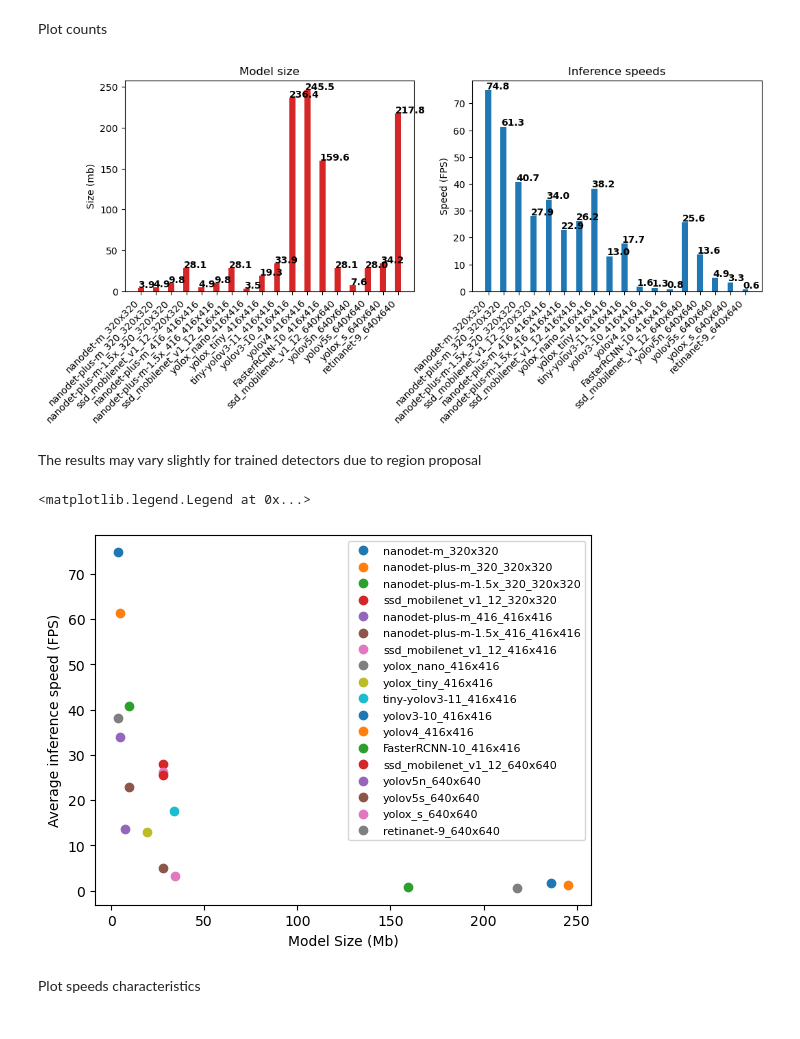
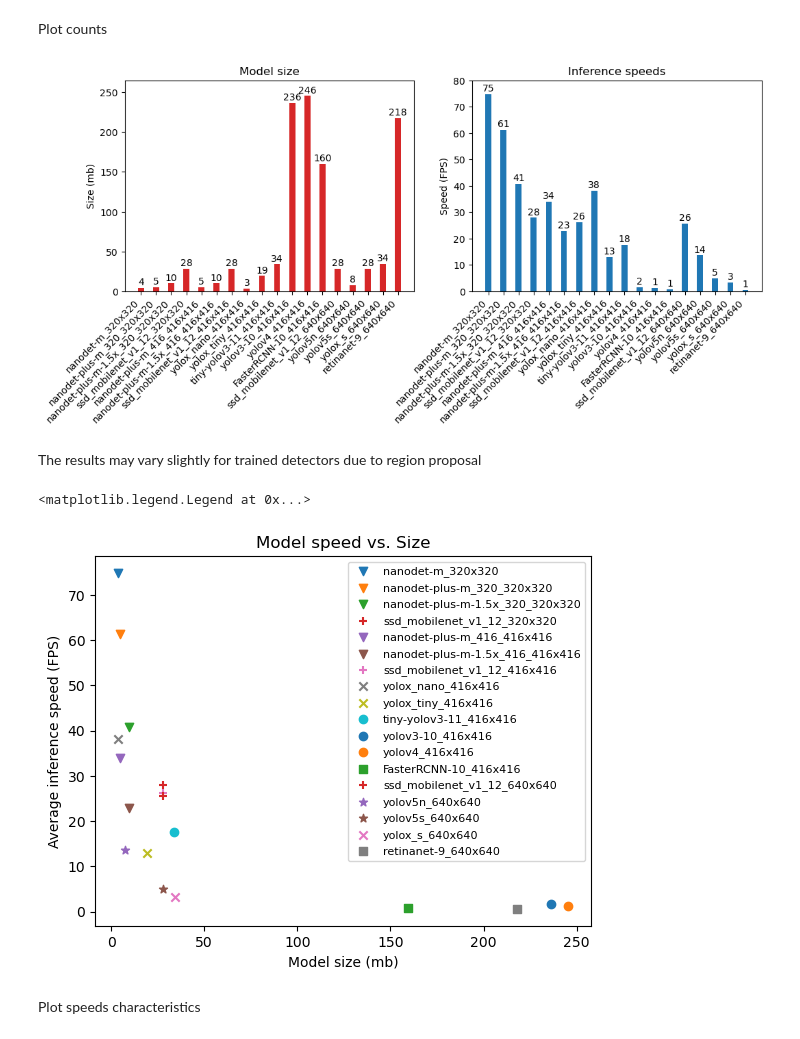
Before and after one commit to 262882/msc_detector_race, a Jupyter notebook: detector_stats.ipynb, the cells around one changed output. Saved outputs shown, nothing was run; the diff lists cells and outputs as text; code cells hidden in the pictures.

Commit message:
Improve plotting

```diff
--- a/detector_stats.ipynb
+++ b/detector_stats.ipynb
@@ -28,35 +28,46 @@ Plot counts
 fig,axes = plt.subplots(nrows=1, ncols=2, figsize=(12,4), sharey=False)
 ax=axes.ravel()
 
-ax[0].bar(models, sizes, color = 'tab:red', width = 0.4)
+bars = ax[0].bar(models, sizes, color = 'tab:red', width = 0.4)
+ax[0].bar_label(bars, padding=1, fmt='%.0f')
 ax[0].set_title("Model size")
 ax[0].set_ylabel("Size (mb)")
 ax[0].set_xticklabels(models, rotation=45, ha="right")
-for i, v in enumerate(sizes):
-    ax[0].text(i - 0.175, v + 0.5, str(round(v,1)), color='k', fontweight='bold')
+ax[0].set_ylim([0,265])
 
-ax[1].bar(models, speeds, color = 'tab:blue', width = 0.4)
+bars = ax[1].bar(models, speeds, color = 'tab:blue', width = 0.4)
+ax[1].bar_label(bars, padding=1, fmt='%.0f')
 ax[1].set_title("Inference speeds")
 ax[1].set_ylabel("Speed (FPS)")
 ax[1].set_xticklabels(models, rotation=45, ha="right")
-for i, v in enumerate(speeds):
-    ax[1].text(i - 0.175, v + 0.5, str(round(v,1)), color='k', fontweight='bold')
+ax[1].set_ylim([0,80])
 
-#fig.tight_layout()
 plt.show()
 # %% [output]
-[figure, old version]
+[figure, new version]
 # %% [markdown]
 The results may vary slightly for trained detectors due to region proposal
 # %%
 for i, name in enumerate(models):
-    plt.scatter(sizes[i], speeds[i])
-plt.xlabel('Model Size (Mb)')
+    if name[:7]=='nanodet':
+        plt.scatter(sizes[i], speeds[i], marker = "v")
+    elif name[:5]=='yolox':
+        plt.scatter(sizes[i], speeds[i], marker = "x")
+    elif name[:3]=='ssd':
+        plt.scatter(sizes[i], speeds[i], marker = "+")
+    elif name[:6]=='yolov5':
+        plt.scatter(sizes[i], speeds[i], marker = "*")
+    elif name[:6]=='Faster' or name[:6]=='retina':
+        plt.scatter(sizes[i], speeds[i], marker = "s")
+    else:
+        plt.scatter(sizes[i], speeds[i])
+plt.xlabel('Model size (mb)')
 plt.ylabel('Average inference speed (FPS)')
+plt.title('Model speed vs. Size')
 plt.legend(models, fontsize="8", loc ="upper right")
 # %% [output]
 <matplotlib.legend.Legend at 0x...>
-[figure, old version]
+[figure, new version]
 # %% [markdown]
 Plot speeds characteristics
 # %%
```
